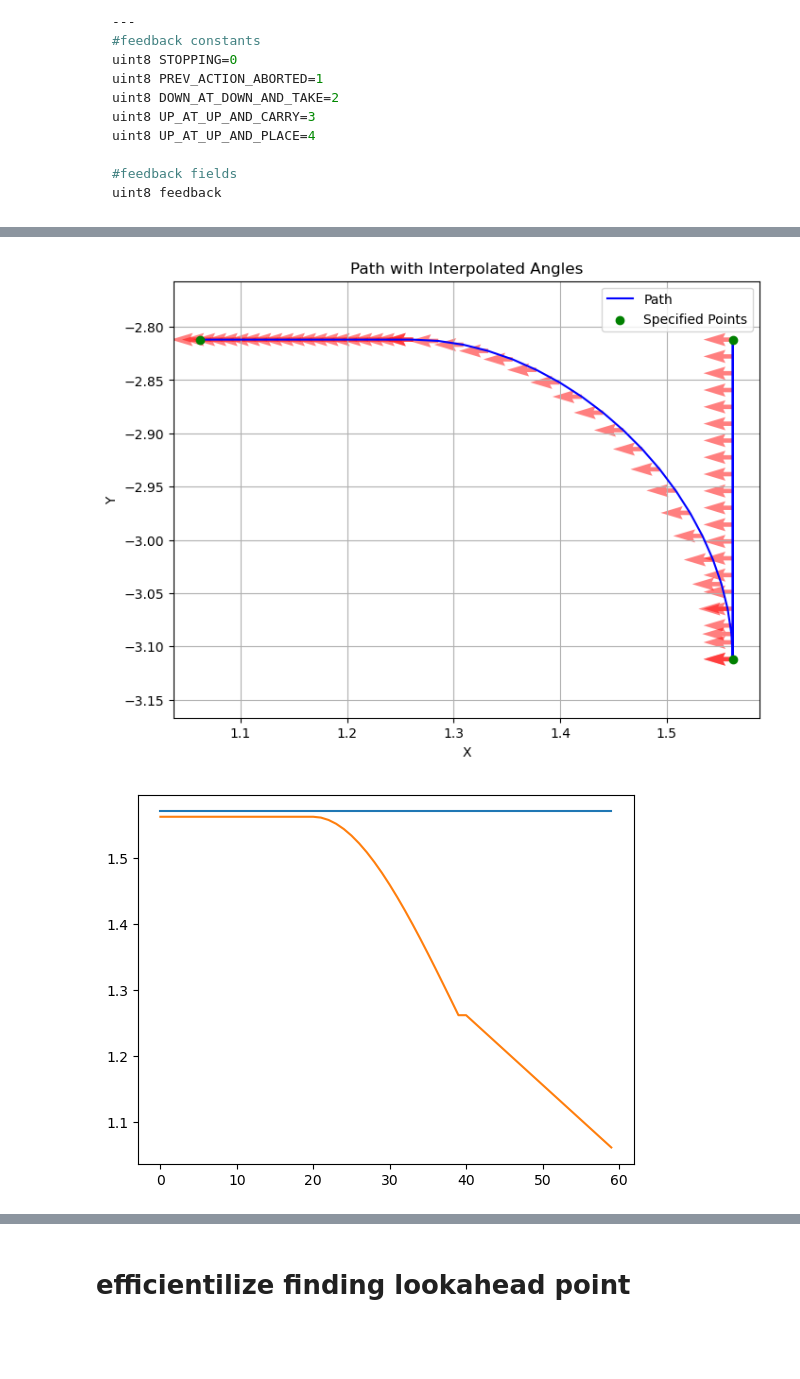
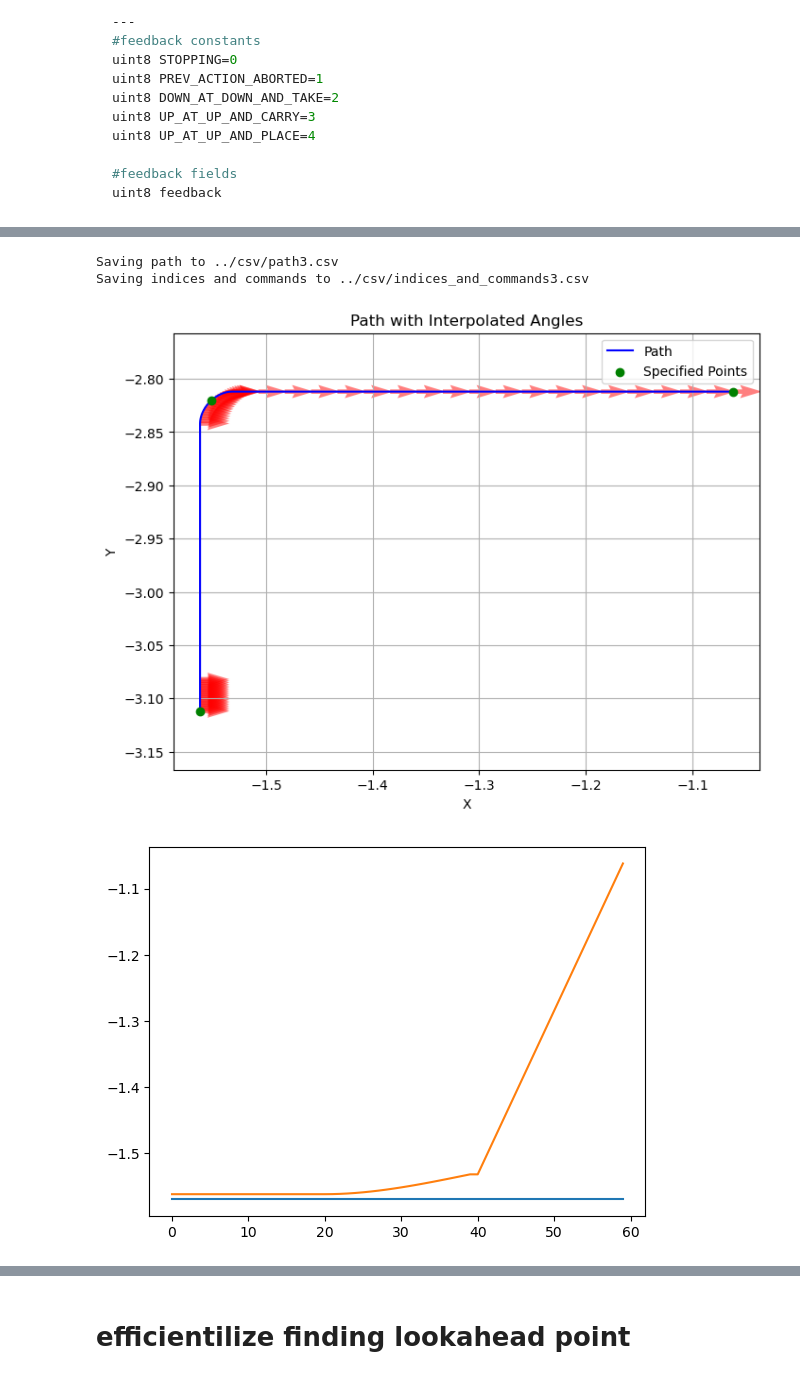
Before and after one commit to NeyagawaRobocons/chassis_haru_robo2024, a Jupyter notebook: pure_pursuit/pure_pursuit/pure_pursuit_test.ipynb, the cells around one changed output, grey strips where cells are left out. Cells and saved outputs as stored; diff of their text form; code cells hidden in the pictures; blank space fills up the shorter version.

```diff
--- a/pure_pursuit/pure_pursuit/pure_pursuit_test.ipynb
+++ b/pure_pursuit/pure_pursuit/pure_pursuit_test.ipynb
@@ -380,7 +380,7 @@ def extract_indices(
     ])
     return indices
 
-def generate_and_save_path(poses, commands, radius: float) -> None:
+def generate_and_save_path(poses, commands, radius: float, path_number: int) -> None:
     # description: generate path and save it to a file
     specified_points = np.array([[item[0], item[1]] for item in poses])
     specified_angles = np.array([item[2] for item in poses])
@@ -391,9 +391,15 @@ def generate_and_save_path(poses, commands, radius: float) -> None:
     data_to_save = np.hstack((path, angles.reshape(-1, 1)))
     indices_and_commands = np.hstack((indices.reshape(-1, 1), commands))
 
+    path_file = f"../csv/path{path_number}.csv"
+    indices_and_commands_file = f"../csv/indices_and_commands{path_number}.csv"
+
+    print(f"Saving path to {path_file}")
+    print(f"Saving indices and commands to {indices_and_commands_file}")
+
     # CSVファイルに保存
-    np.savetxt("../csv/path.csv", data_to_save, delimiter=",", fmt='%s', comments='', header='x,y,theta')
-    np.savetxt("../csv/indices_and_commands.csv", indices_and_commands, delimiter=",", fmt='%s', comments='', header='index,command1,command2,command3')
+    np.savetxt(path_file, data_to_save, delimiter=",", fmt='%s', comments='', header='x,y,theta')
+    np.savetxt(indices_and_commands_file, indices_and_commands, delimiter=",", fmt='%s', comments='', header='index,command1,command2,command3,set_pose_flag')
 
     plt.figure(figsize=(8, 6))
     plt.quiver(path[:, 0], path[:, 1], -np.sin(angles), np.cos(angles), scale=20, color='r', alpha=0.5)
@@ -408,8 +414,8 @@ def generate_and_save_path(poses, commands, radius: float) -> None:
     plt.grid(True)
     plt.show()
 
-    plt.plot(angles)
-    plt.plot(path[:, 0])
+    plt.plot(angles, label='Interpolated Angles')
+    plt.plot(path[:, 0], label='X')
 # %% [markdown]
 ## mecha_control package actions
 # %% [markdown]
@@ -533,17 +601,21 @@ generate_and_save_path(poses, commands, radius = 0.3)
 # %%
 poses = np.array([
-    [1.562, -3.112, 1.57],
-    [1.562, -3.112 + 0.300, 1.57],
-    [1.562 - 0.500, -3.112 + 0.300, 1.57]
+    [1.562, -3.112, -1.57],
+    [1.562, -3.112 + 0.300, -1.57],
+    [1.562 - 0.500, -3.112 + 0.300, -1.57]
 ])
 
+poses[:,0] = -poses[:,0]
+
 commands = np.array([
-    [0, 0, False],
     [1, 0, False],
-    [1, 0, False]
+    [6, 0, False],
+    [0, 0, False]
 ])
 
-generate_and_save_path(poses, commands)
+generate_and_save_path(poses, commands, radius=0.03, path_number=3)
 # %% [output]
+Saving path to ../csv/path3.csv
+Saving indices and commands to ../csv/indices_and_commands3.csv
-[figure, old version]
+[figure, new version]
-[figure, old version]
+[figure, new version]
```
Also changed, not shown: parts of 8 cells of this notebook, 8 other files.
